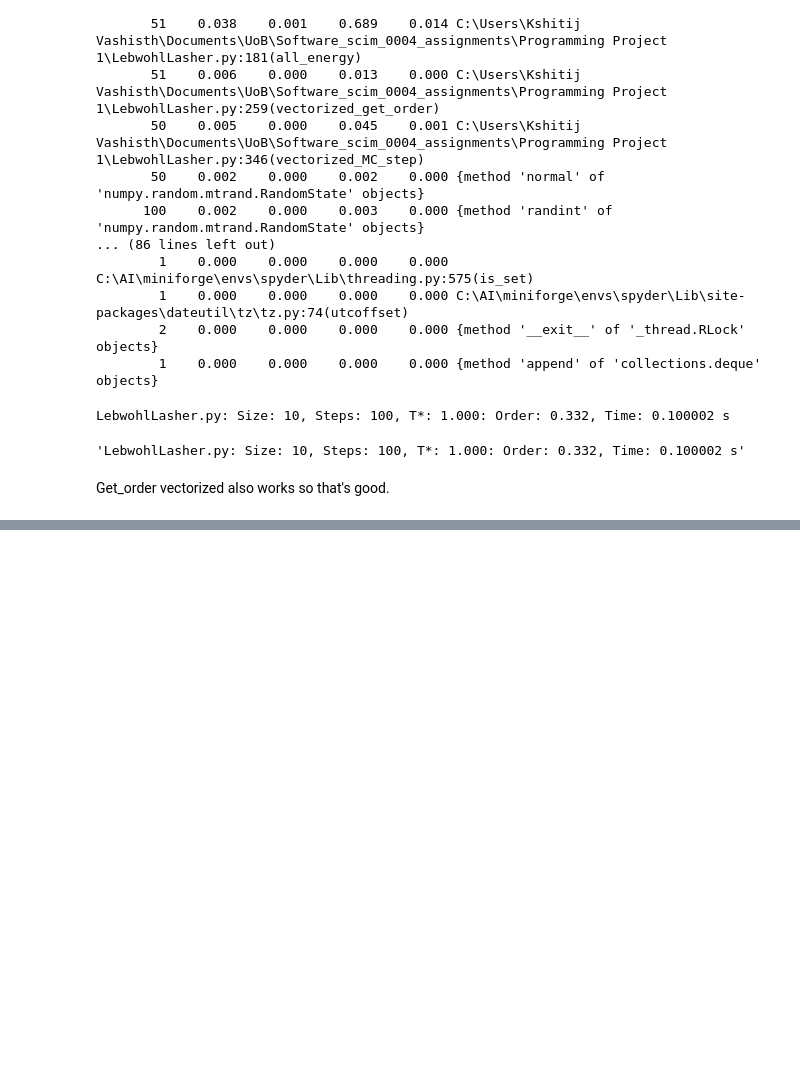
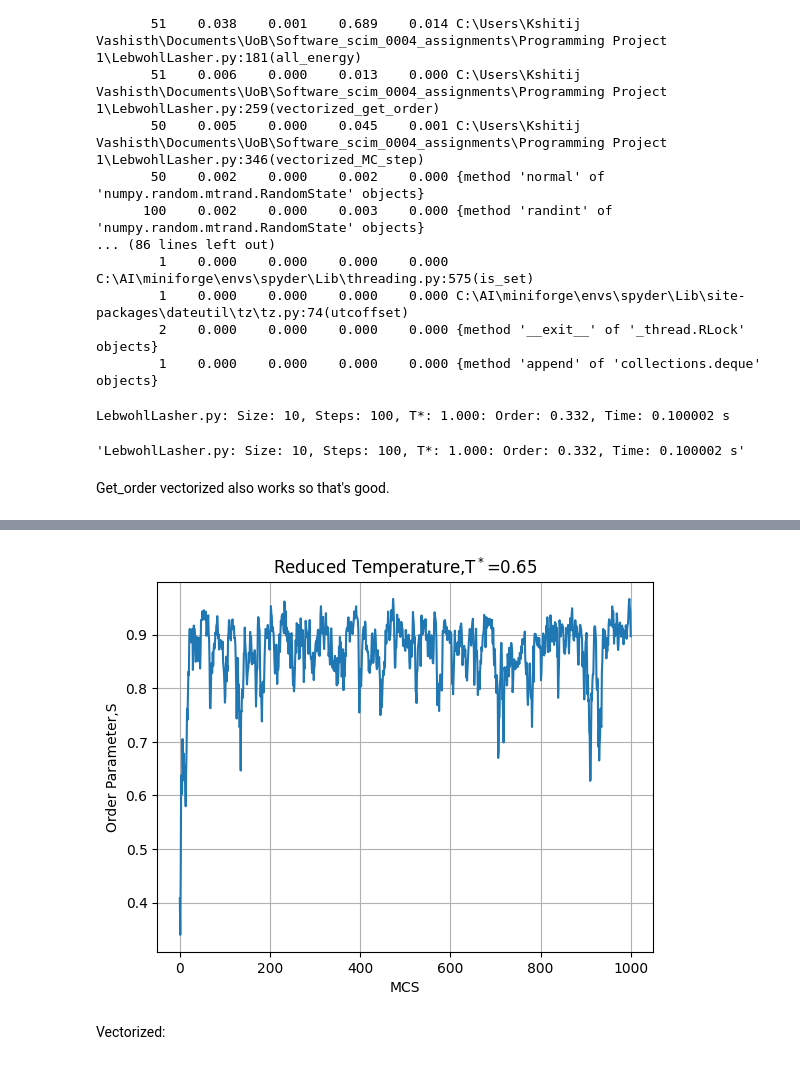
Before and after one commit to KayVeeZ/LebwohlLasher, a Jupyter notebook: testing_notebook.ipynb, the cells around one changed output, grey strips where cells are left out. Saved outputs shown, nothing was run; the diff lists cells and outputs as text; code cells hidden in the pictures; blank space fills up the shorter version.

```diff
--- a/testing_notebook.ipynb
+++ b/testing_notebook.ipynb
@@ -939,0 +983,13 @@ ModuleNotFoundError: No module named 'mpi4py'
+# %%
+plt.plot(mpi_out['MC_step'], mpi_out['Order'])
+plt.xlabel('MCS')
+plt.ylabel('Order Parameter,S')
+plt.title('Reduced Temperature,T$^*$=0.65')
+plt.savefig('fig_2_mpi_right_hand.png')  # Save as PNG file
+plt.savefig('fig_2_mpi_right_hand.svg')  # Save as SVG file
+plt.grid(True)
+plt.show()
+# %% [output]
+[figure, added]
+# %% [markdown]
+Vectorized:
```
Also changed, not shown: parts of 16 cells of this notebook, 25 other files.
